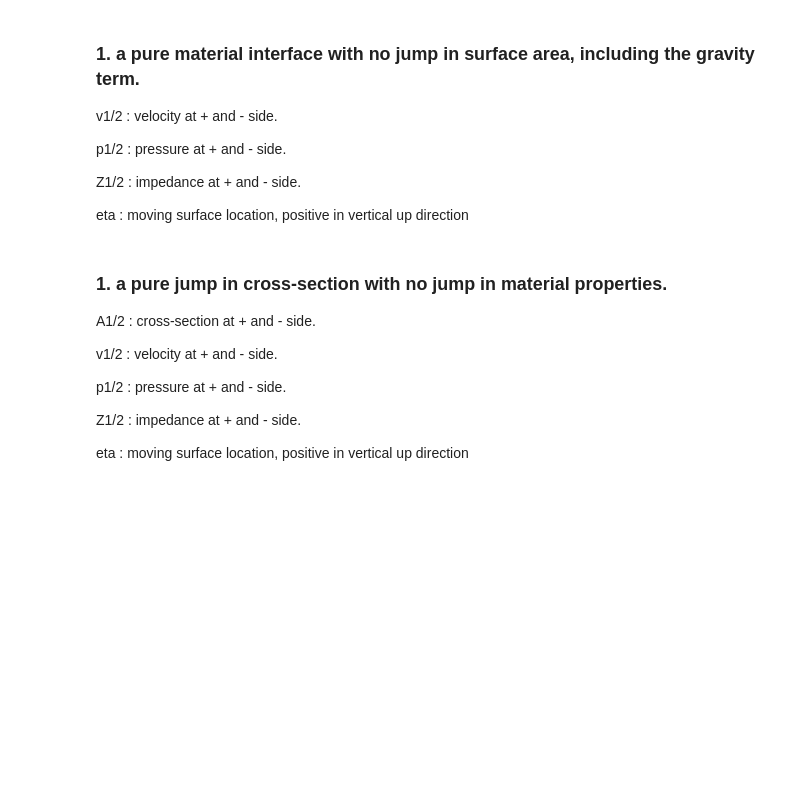
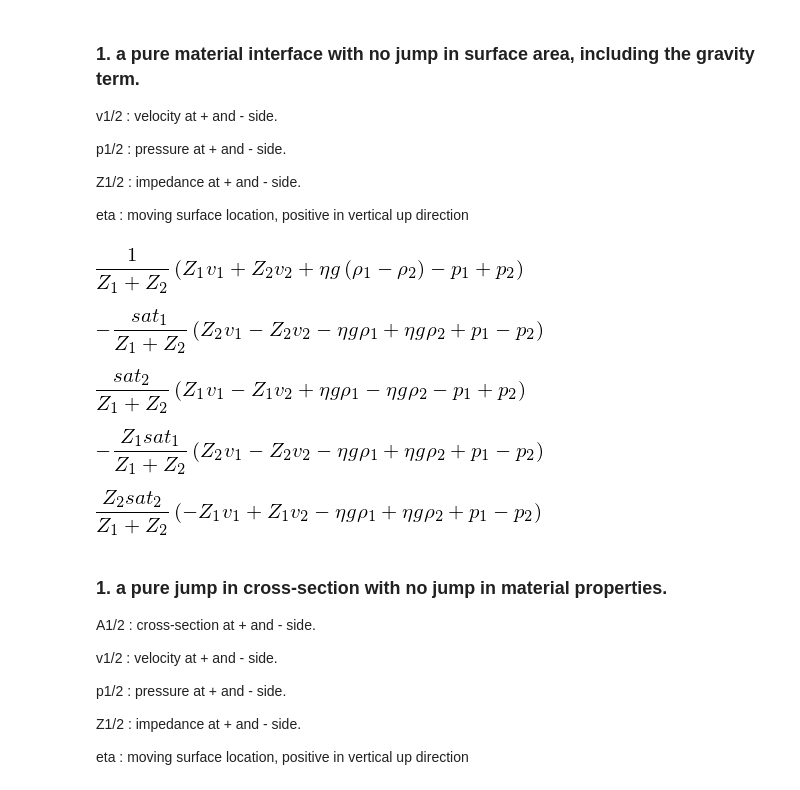
Before and after one commit to chaovite/crack_pipe, a Jupyter notebook: source/helper/sat_sym.ipynb, the cells around one changed output. Cells and saved outputs as stored; diff of their text form; code cells hidden in the pictures; blank space fills up the shorter version.

```diff
--- a/source/helper/sat_sym.ipynb
+++ b/source/helper/sat_sym.ipynb
@@ -83,7 +83,7 @@ simplify(-sat1*(p1 - pc))
 # %% [markdown]
 ## Material interface considering moving surface and cross-section area jump
 # %%
-A1, A2, v1, v2, p1, p2, rho1, c1, rho2, c2, eta, g = symbols('A1, A2, v1, v2, p1, p2, rho1, c1, rho2, c2, eta, g')
+A1, A2, v1, v2, p1, p2, rho1, c1, rho2, c2, Z1, Z2, eta, g = symbols('A1, A2, v1, v2, p1, p2, rho1, c1, rho2, c2, Z1, Z2, eta, g')
 # hat variables.
 v1hat, v2hat, p1hat, p2hat, sat1, sat2 = symbols('v1hat, v2hat, p1hat, p2hat, sat1, sat2')
 # %% [markdown]
@@ -124,14 +124,30 @@ eta   : moving surface location, positive in vertical up direction
 # Finally we have an kinematic equation relating moving surface height to interface velocity
 # eta_t = vhat
 # %%
-v1hat = v2hat = ((Z1*v1+p1) - (Z2*v2+p2) - (rho1-rho2)*g*eta)/(Z1-Z2)
-p1hat = Z1*v1+p1 - Z1*v1hat
+v1hat = v2hat = ((Z1*v1-p1) + (Z2*v2+p2) + (rho1-rho2)*g*eta)/(Z1+Z2)
+p1hat = -(Z1*v1-p1 - Z1*v1hat)
 p2hat = Z2*v2+p2 - Z2*v2hat
-print(v1hat,'\n',p1hat,'\n', p2hat)
-
-# sat terms for velocity and pressure.
-simplify(-sat1*(v1 - v1hat)-sat2*(v2-v2hat))
-simplify(-sat1*(p1 - p1hat)-sat2*(p2-p2hat))
+simplify(v1hat)
+# if we set g=0, we should make sure the expressions recover to the previous simpler version.
+# %% [output]
+[figure, added]
+# %%
+# sat terms for velocity and pressure.
+simplify(-sat1*(v1 - v1hat))
+# %% [output]
+[figure, added]
+# %%
+simplify(-sat2*(v2-v2hat))
+# %% [output]
+[figure, added]
+# %%
+simplify(-sat1*(p1 - p1hat))
+# %% [output]
+[figure, added]
+# %%
+simplify(-sat2*(p2-p2hat))
+# %% [output]
+[figure, added]
 # %% [markdown]
 ### 1. a pure jump in cross-section with no jump in material properties.
 
```
Also changed, not shown: parts of 2 cells of this notebook, 3 other files.
